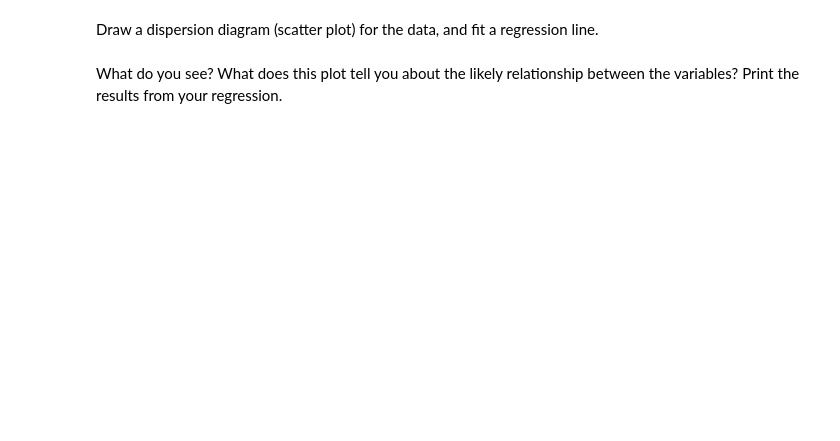
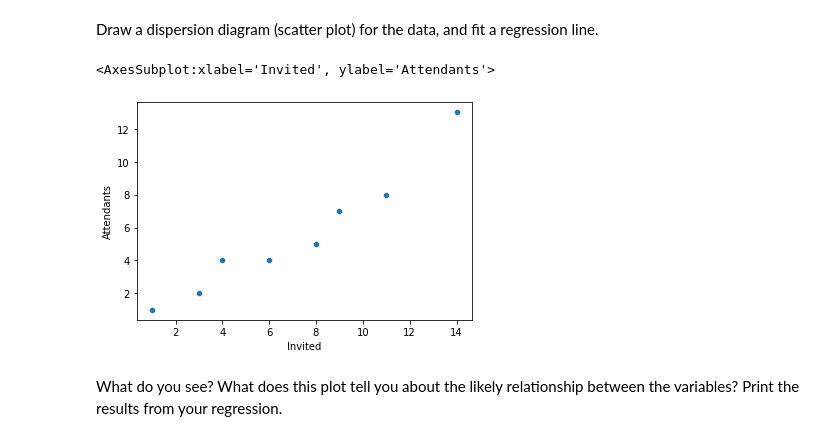
Before and after one commit to Ironhack-Data-Madrid-Enero-2021/lab-regression-analysis, a Jupyter notebook: your-code.ipynb, the cells around one changed output. Drawn from its saved outputs; the diff is of its cells as text; code cells hidden in the pictures; blank space fills up the shorter version.

```diff
--- a/your-code.ipynb
+++ b/your-code.ipynb
@@ -434,0 +433,3 @@ First, build a dataframe with the data.
+# %%
+party = pd.DataFrame({'Invited': [1, 3, 4, 6, 8, 9, 11, 14], 'Attendants': [1, 2, 4, 4, 5, 7, 8, 13]})
+party
@@ -438,0 +448,5 @@ Draw a dispersion diagram (scatter plot) for the data, and fit a regression line
+# %%
+sns.scatterplot(x=party.Invited, y=party.Attendants)
+# %% [output]
+<AxesSubplot:xlabel='Invited', ylabel='Attendants'>
+[figure, added]
```
Also changed, not shown: parts of 14 cells of this notebook.
